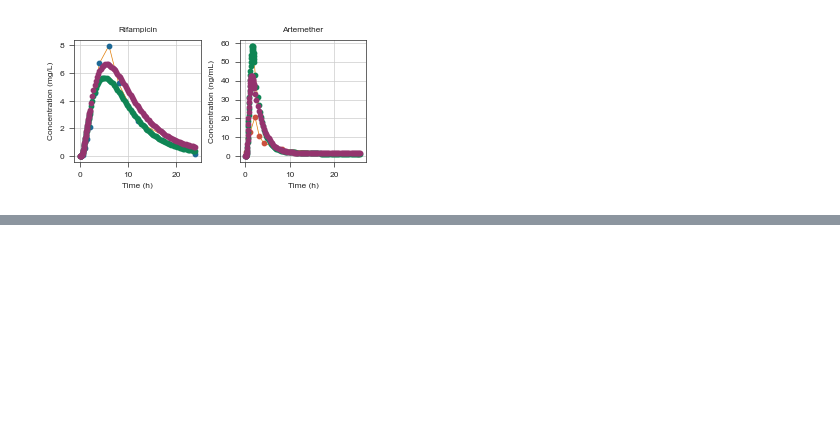
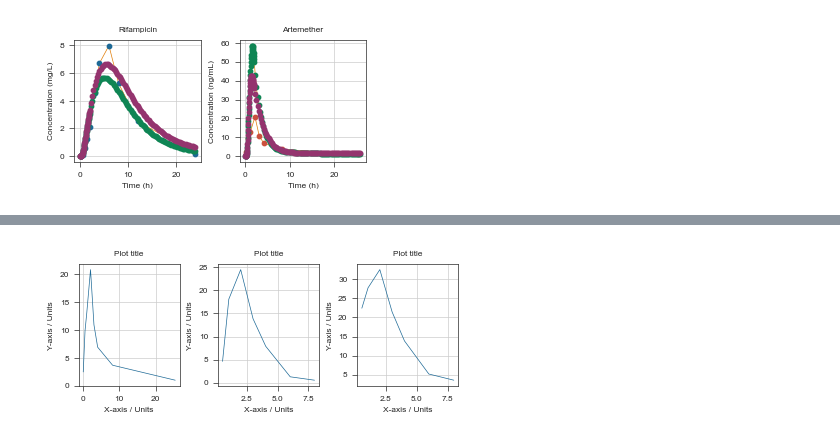
Before and after one commit to ersilia-os/pharmacogx-embeddings, a Jupyter notebook: paper/figure4_rifampicin_and_artemether.ipynb, the cells around one changed output, grey strips where cells are left out. Cells and saved outputs as stored; diff of their text form; code cells hidden in the pictures; blank space fills up the shorter version.

```diff
--- a/paper/figure4_rifampicin_and_artemether.ipynb
+++ b/paper/figure4_rifampicin_and_artemether.ipynb
@@ -117,0 +221,16 @@ Index(['Time (h)', 'Conc (mg/L)', 'sd'], dtype='object') Index(['Time (h)', 'Con
+# %%
+
+x2, y2 = art2["Time (h)"].tolist(), art2["Conc (ng/mL)"].tolist()
+x3, y3 = art3["Time (h)"].tolist(), art3["Conc (ng/mL)"].tolist()
+file_name = "data/pbpk/artemether_curve.xlsx"
+art = pd.read_excel(file_name, sheet_name="Clinical data")
+
+fig, axs = stylia.create_figure(1, 3, width=TWO_COLUMNS_WIDTH*0.6, height=TWO_COLUMNS_WIDTH*0.25)
+for i in range(1,4):
+    ax = axs.next()
+    art_lit = art[art["Study number"]==i]
+    x, y = art_lit["Time (h)"].tolist(), art_lit["Conc (ng/mL)"].tolist()
+    ax.plot(x,y, color=NamedColors().blue, label="Literature", zorder=1000)
+plt.tight_layout()
+# %% [output]
+[figure, added]
```
Also changed, not shown: parts of 2 cells of this notebook.
